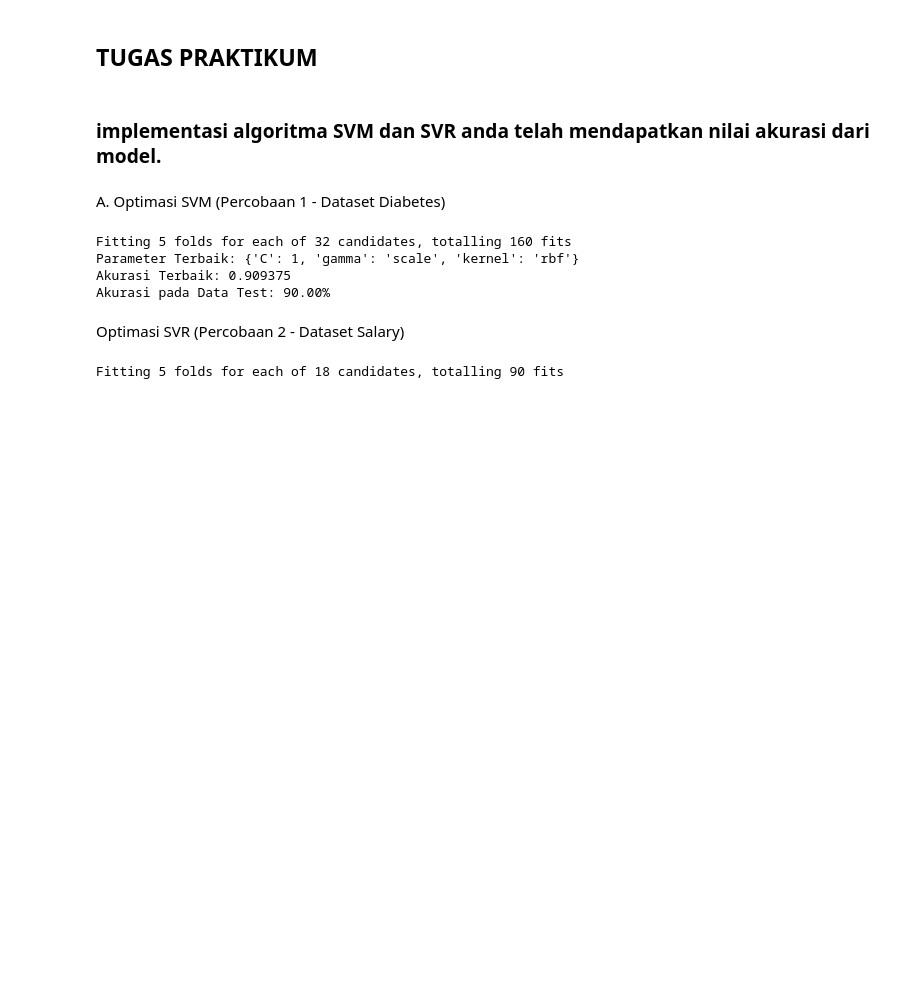
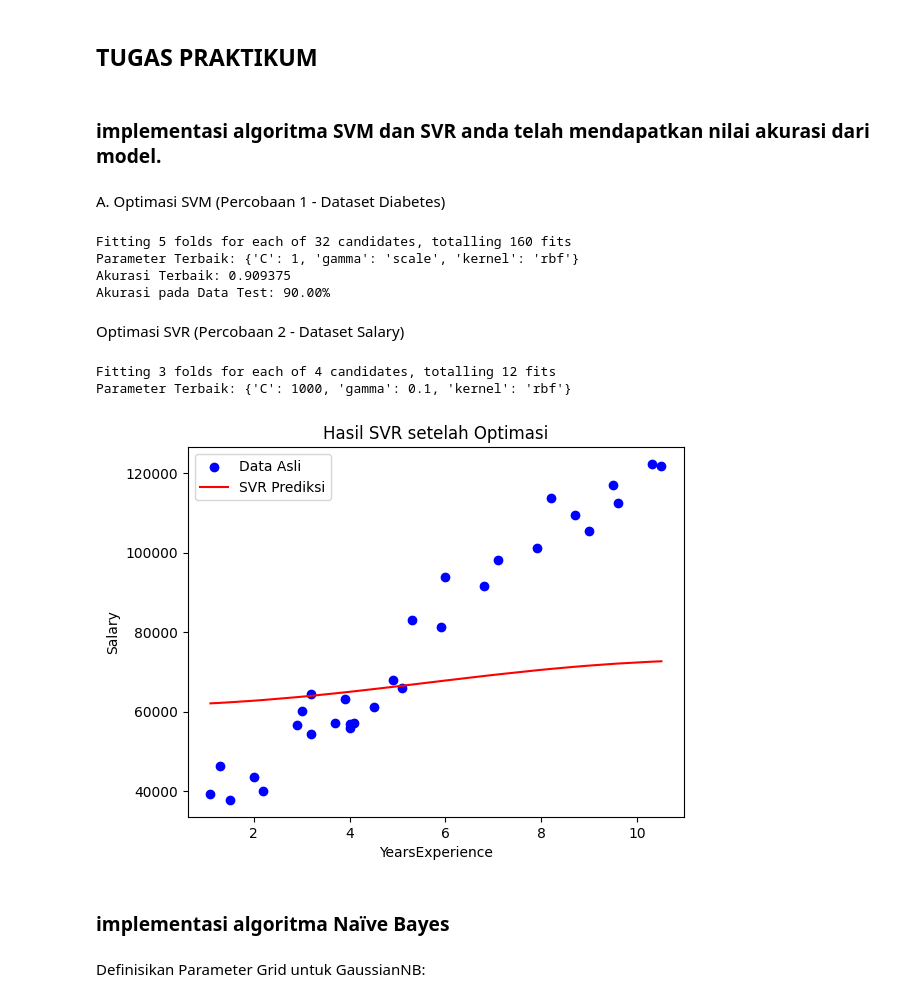
Before and after one commit to Radityaz/2025_AI_TI1B, a Jupyter notebook: RikoAdityaZaki_AI_09.ipynb, the cells around one changed output. Cells and saved outputs as stored; diff of their text form; code cells hidden in the pictures; blank space fills up the shorter version.

```diff
--- a/RikoAdityaZaki_AI_09.ipynb
+++ b/RikoAdityaZaki_AI_09.ipynb
@@ -141,29 +141,57 @@ Akurasi Terbaik: 0.909375
 Akurasi pada Data Test: 90.00%
 # %% [markdown]
 Optimasi SVR (Percobaan 2 - Dataset Salary)
-# %%
-from sklearn.svm import SVR
-
-param_grid = {
-    'C': [100, 1000, 5000],       # Parameter regularisasi
-    'gamma': [0.01, 0.05, 0.1],    # Koefisien kernel
-    'kernel': ['rbf', 'linear']     # Jenis kernel
-}
-grid_search = GridSearchCV(
-    estimator=SVR(),
-    param_grid=param_grid,
-    cv=5,
-    scoring='neg_mean_squared_error',  # Metric untuk regresi
-    verbose=1
-)
-grid_search.fit(X, y)  # X = YearsExperience, y = Salary
-print("Parameter Terbaik:", grid_search.best_params_)
-best_svr = grid_search.best_estimator_
-
-# Visualisasi hasil prediksi
-plt.scatter(X, y, color='blue')
-plt.plot(X, best_svr.predict(X), color='red')
-plt.title('SVR dengan Parameter Terbaik')
-plt.show()
-# %% [output]
-Fitting 5 folds for each of 18 candidates, totalling 90 fits
+# %%
+import pandas as pd
+import numpy as np
+from sklearn.svm import SVR
+from sklearn.model_selection import GridSearchCV, RandomizedSearchCV
+from sklearn.preprocessing import StandardScaler
+import matplotlib.pyplot as plt
+
+# Load dataset
+data = pd.read_csv('Salary_Data.csv')
+X = data['YearsExperience'].values.reshape(-1, 1)
+y = data['Salary'].values
+
+# Scaling
+scaler = StandardScaler()
+X_scaled = scaler.fit_transform(X)
+
+# Solusi 1: Grid Search dengan kombinasi lebih sedikit
+param_grid = {
+    'C': [100, 1000],          # Kurangi nilai C
+    'gamma': [0.01, 0.1],      # Kurangi nilai gamma
+    'kernel': ['rbf']          # Fokus ke kernel RBF saja
+}
+
+grid_search = GridSearchCV(
+    SVR(),
+    param_grid,
+    cv=3,                      # Kurangi folds (cv=3)
+    scoring='neg_mean_squared_error',
+    verbose=1,
+    n_jobs=-1                  # Paralelisasi
+)
+
+grid_search.fit(X_scaled, y)
+
+best_svr = grid_search.best_estimator_
+print("Parameter Terbaik:", grid_search.best_params_)
+
+# Visualisasi
+plt.scatter(X, y, color='blue', label='Data Asli')
+plt.plot(X, best_svr.predict(X_scaled), color='red', label='SVR Prediksi')
+plt.title('Hasil SVR setelah Optimasi')
+plt.xlabel('YearsExperience')
+plt.ylabel('Salary')
+plt.legend()
+plt.show()
+# %% [output]
+Fitting 3 folds for each of 4 candidates, totalling 12 fits
+Parameter Terbaik: {'C': 1000, 'gamma': 0.1, 'kernel': 'rbf'}
+[figure, added]
+# %% [markdown]
+### implementasi algoritma Naïve Bayes
+# %% [markdown]
+Definisikan Parameter Grid untuk GaussianNB:
```
Also changed, not shown: parts of 1 cell of this notebook.
